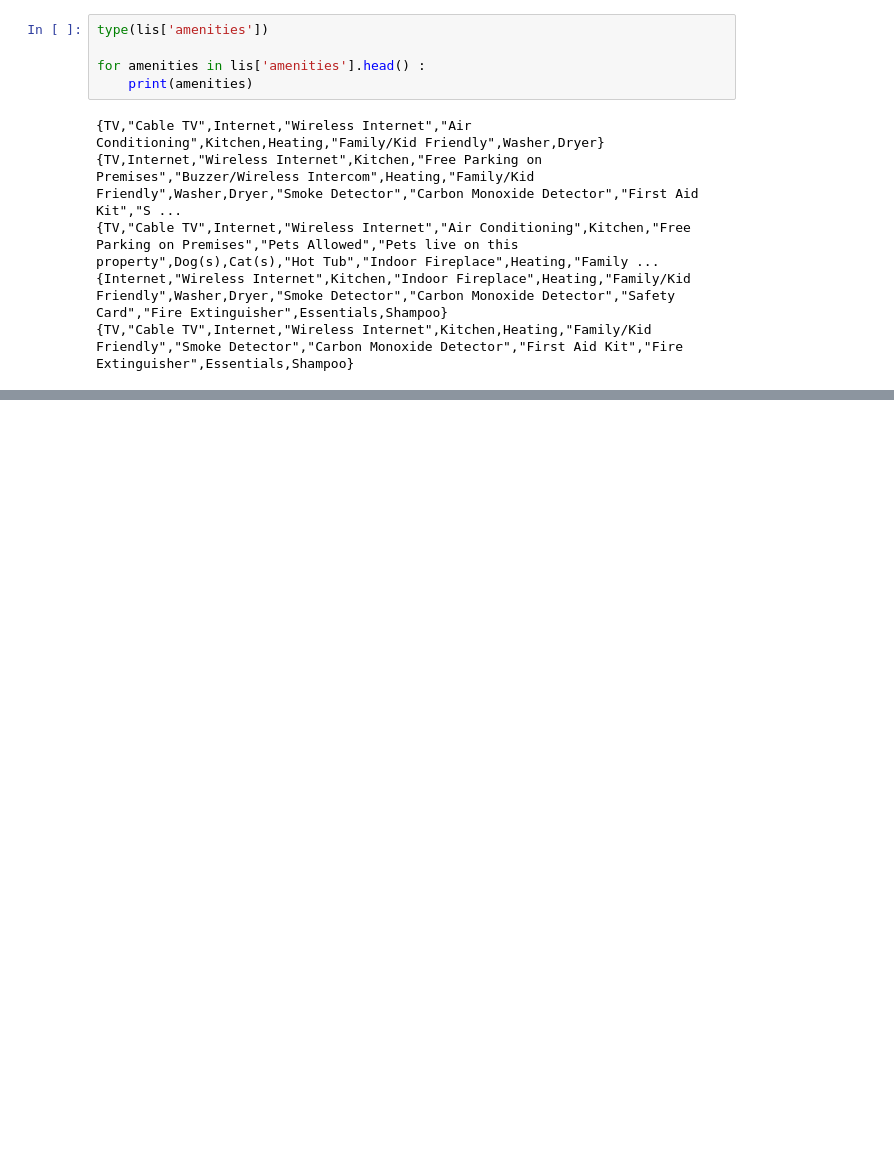
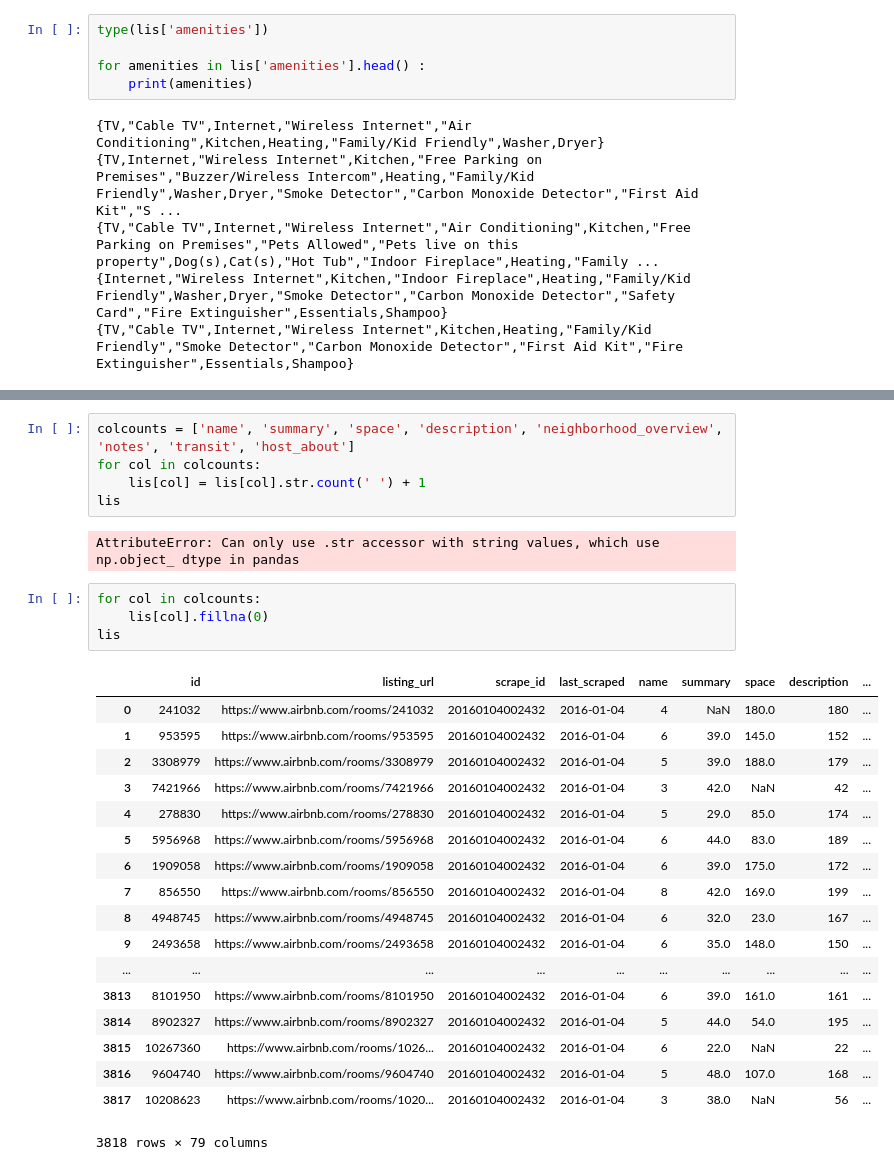
Before and after one commit to kevinhuynh23/RACK, a Jupyter notebook: prep.ipynb, the cells around one changed output, grey strips where cells are left out. Drawn from its saved outputs; the diff is of its cells as text; blank space fills up the shorter version.

Commit message:
replace descriptive df values with word count

```diff
--- a/prep.ipynb
+++ b/prep.ipynb
@@ -159,0 +162,30 @@ lis.to_csv('./data/prepped/lis.csv', index = False)
+# %%
+colcounts = ['name', 'summary', 'space', 'description', 'neighborhood_overview', 'notes', 'transit', 'host_about']
+for col in colcounts:
+    lis[col] = lis[col].str.count(' ') + 1
+lis
+# %% [output]
+AttributeError: Can only use .str accessor with string values, which use np.object_ dtype in pandas
+# %%
+for col in colcounts:
+    lis[col].fillna(0)
+lis
+# %% [output]
+|  | id | listing_url | scrape_id | last_scraped | name | summary | space | description | ... |
+| 0 | 241032 | https://www.airbnb.com/rooms/241032 | 20160104002432 | 2016-01-04 | 4 | NaN | 180.0 | 180 | ... |
+| 1 | 953595 | https://www.airbnb.com/rooms/953595 | 20160104002432 | 2016-01-04 | 6 | 39.0 | 145.0 | 152 | ... |
+| 2 | 3308979 | https://www.airbnb.com/rooms/3308979 | 20160104002432 | 2016-01-04 | 5 | 39.0 | 188.0 | 179 | ... |
+| 3 | 7421966 | https://www.airbnb.com/rooms/7421966 | 20160104002432 | 2016-01-04 | 3 | 42.0 | NaN | 42 | ... |
+| 4 | 278830 | https://www.airbnb.com/rooms/278830 | 20160104002432 | 2016-01-04 | 5 | 29.0 | 85.0 | 174 | ... |
+| 5 | 5956968 | https://www.airbnb.com/rooms/5956968 | 20160104002432 | 2016-01-04 | 6 | 44.0 | 83.0 | 189 | ... |
+| 6 | 1909058 | https://www.airbnb.com/rooms/1909058 | 20160104002432 | 2016-01-04 | 6 | 39.0 | 175.0 | 172 | ... |
+| 7 | 856550 | https://www.airbnb.com/rooms/856550 | 20160104002432 | 2016-01-04 | 8 | 42.0 | 169.0 | 199 | ... |
+| 8 | 4948745 | https://www.airbnb.com/rooms/4948745 | 20160104002432 | 2016-01-04 | 6 | 32.0 | 23.0 | 167 | ... |
+| 9 | 2493658 | https://www.airbnb.com/rooms/2493658 | 20160104002432 | 2016-01-04 | 6 | 35.0 | 148.0 | 150 | ... |
+| ... | ... | ... | ... | ... | ... | ... | ... | ... | ... |
+| 3813 | 8101950 | https://www.airbnb.com/rooms/8101950 | 20160104002432 | 2016-01-04 | 6 | 39.0 | 161.0 | 161 | ... |
+| 3814 | 8902327 | https://www.airbnb.com/rooms/8902327 | 20160104002432 | 2016-01-04 | 5 | 44.0 | 54.0 | 195 | ... |
+| 3815 | 10267360 | https://www.airbnb.com/rooms/1026... | 20160104002432 | 2016-01-04 | 6 | 22.0 | NaN | 22 | ... |
+| 3816 | 9604740 | https://www.airbnb.com/rooms/9604740 | 20160104002432 | 2016-01-04 | 5 | 48.0 | 107.0 | 168 | ... |
+| 3817 | 10208623 | https://www.airbnb.com/rooms/1020... | 20160104002432 | 2016-01-04 | 3 | 38.0 | NaN | 56 | ... |
+3818 rows × 79 columns
```
Also changed, not shown: parts of 2 cells of this notebook, 1 other file.
